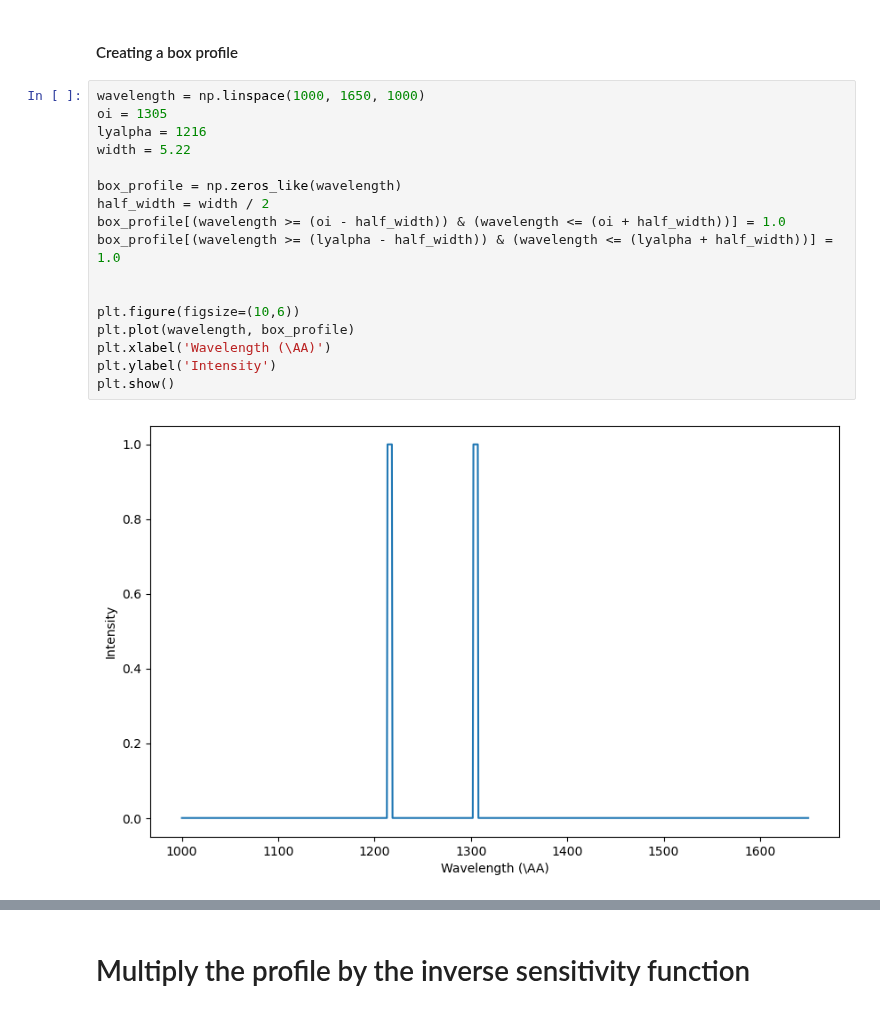
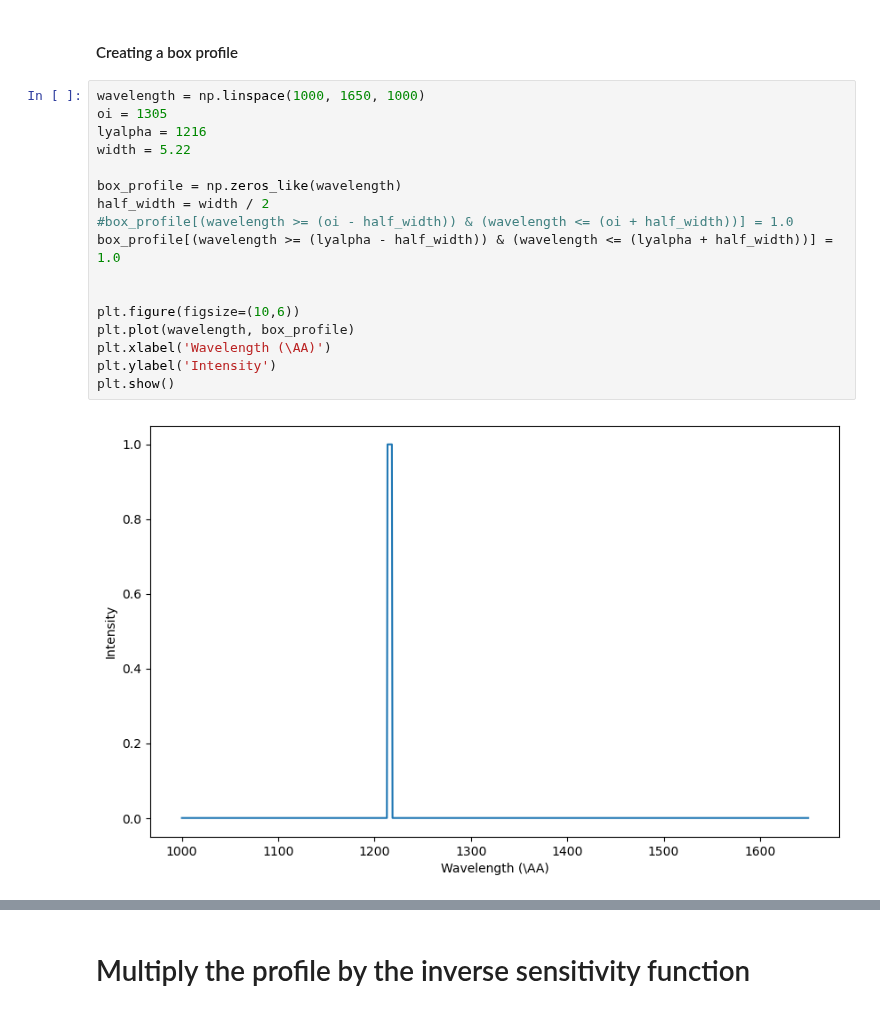
Before and after one commit to seratsaad/ticktock, a Jupyter notebook: geocor_ corr.ipynb, the cells around one changed output, grey strips where cells are left out. Saved outputs shown, nothing was run; the diff lists cells and outputs as text.

```diff
--- a/geocor_ corr.ipynb
+++ b/geocor_ corr.ipynb
@@ -606,22 +608,22 @@ def convolve_lsf(wavelength, spec, cenwave, lsf_file, disptab, detector="FUV"):
 # %%
 wavelength = np.linspace(1000, 1650, 1000)
 oi = 1305
 lyalpha = 1216
 width = 5.22
 
 box_profile = np.zeros_like(wavelength)
 half_width = width / 2
-box_profile[(wavelength >= (oi - half_width)) & (wavelength <= (oi + half_width))] = 1.0
+#box_profile[(wavelength >= (oi - half_width)) & (wavelength <= (oi + half_width))] = 1.0
 box_profile[(wavelength >= (lyalpha - half_width)) & (wavelength <= (lyalpha + half_width))] = 1.0
 
 
 plt.figure(figsize=(10,6))
 plt.plot(wavelength, box_profile)
 plt.xlabel('Wavelength (\AA)')
 plt.ylabel('Intensity')
 plt.show()
 # %% [output]
-[figure, old version]
+[figure, new version]
 # %%
 ##### Generate data:
 # Define a model spectral line with a Voigt profile
```
Also changed, not shown: parts of 5 cells of this notebook.
